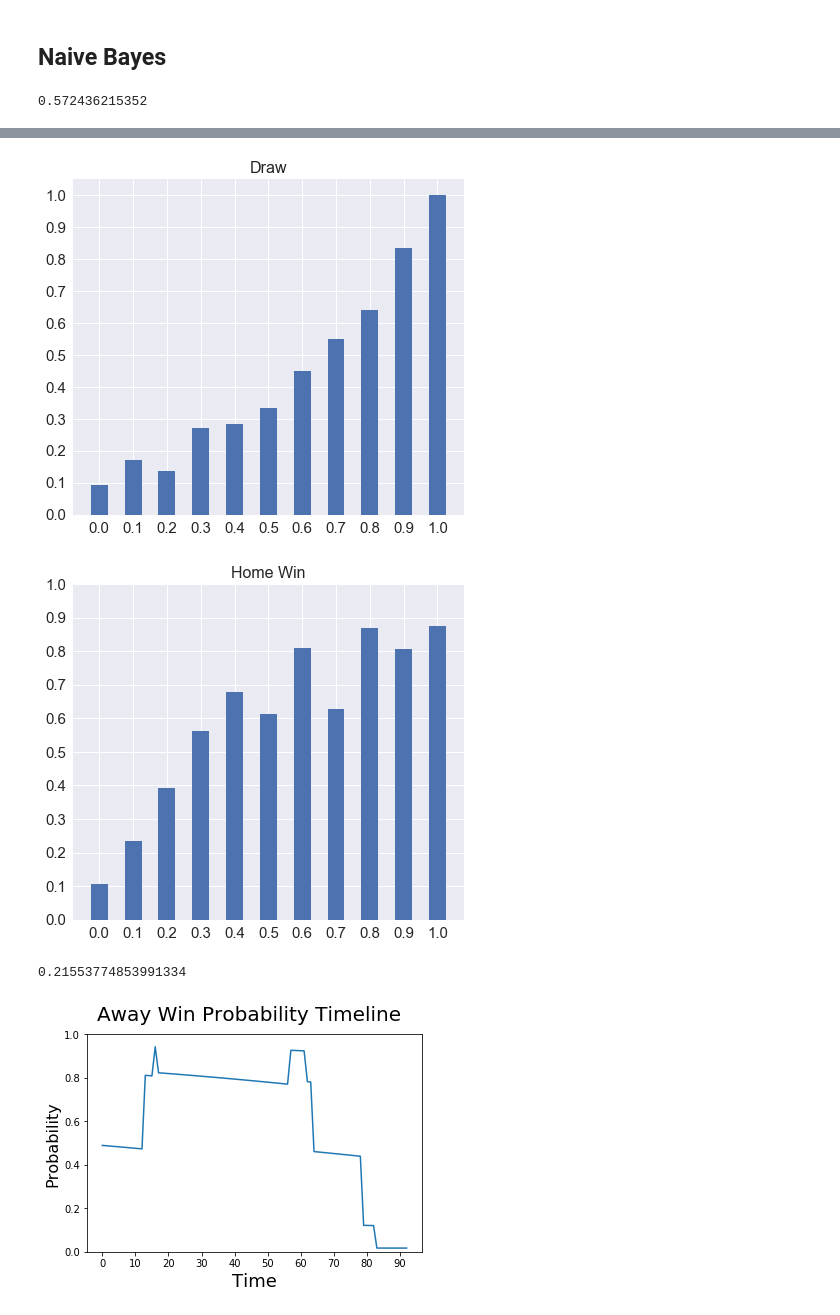
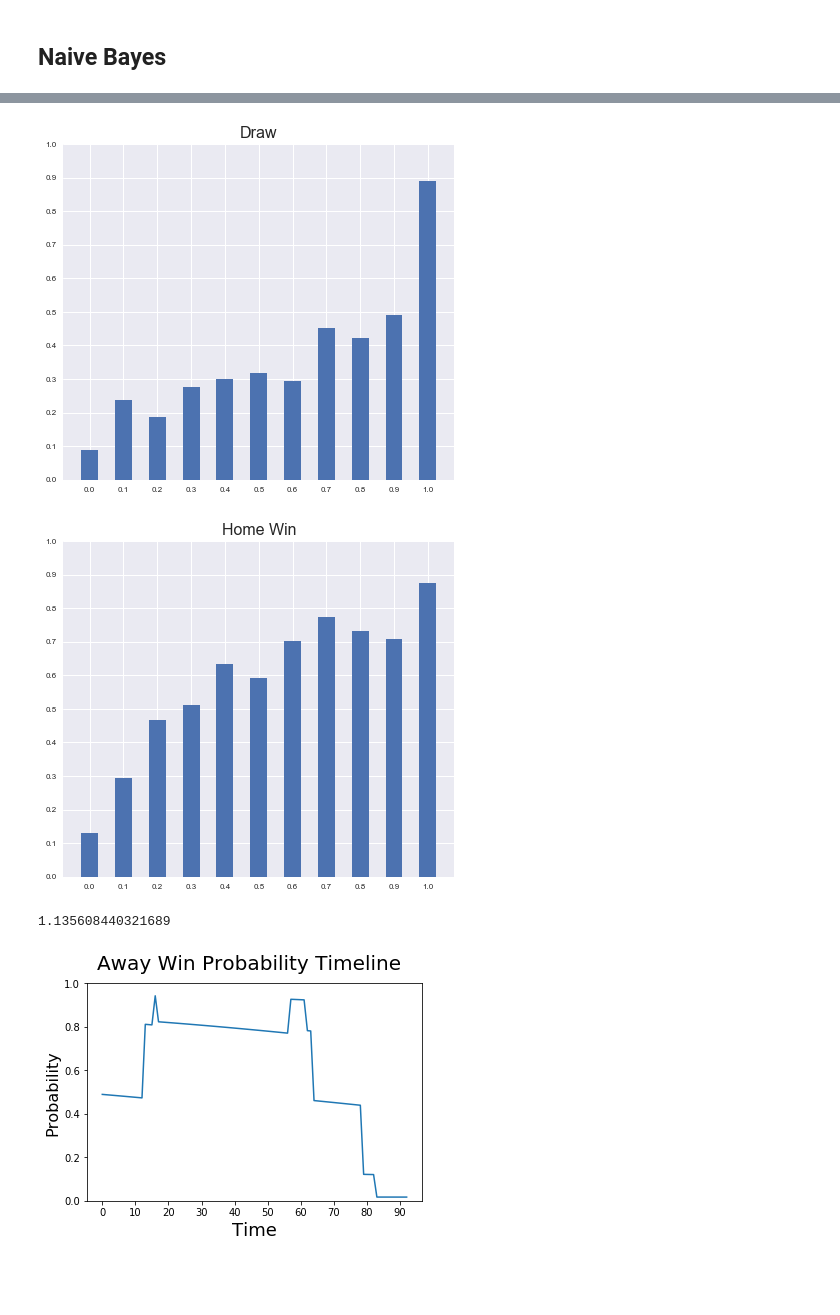
Before and after one commit to jay-z007/CSE519-2017-111463646, a Jupyter notebook: Project/model.ipynb, the cells around one changed output, grey strips where cells are left out. Drawn from its saved outputs; the diff is of its cells as text; code cells hidden in the pictures; blank space fills up the shorter version.

Commit message:
updated eval_probs, added goal_diff attribute to data

```diff
--- a/Project/model.ipynb
+++ b/Project/model.ipynb
@@ -18,7 +18,7 @@ from sklearn import metrics
 from math import log
 from sklearn.ensemble import RandomForestClassifier
 
-%pylab inline
+# %pylab inline
 
 def plot_prob_timeline(data,label):
     xtick = range(0, 91, 10)
@@ -45,7 +45,7 @@ def eval_probs(y_prob,y_test, labels=[-1,0,1],show_plot=False):
     y_prob = y_prob.round(1)
     y_prob['label'] = y_test.reset_index(drop=True)
     slopes= []
-
+    total_error = 0
     for ind, label in enumerate(labels):
         vals = sorted(y_prob[label].unique())
 
@@ -57,17 +57,21 @@ def eval_probs(y_prob,y_test, labels=[-1,0,1],show_plot=False):
             matching_len = y_prob[(y_prob[label] == i) & (y_prob['label'] == label)].shape[0]
             y_col.append(matching_len*1.0/tot_len)
 
-        slopes.append(np.polyfit(vals,y_col,deg=1)[0])
+        y_true = 0
+        for y in y_col:
+            total_error+= (y_true - y)**2
+            y_true+=0.1
 
+        total_error = total_error ** 0.5
         if show_plot:
             plt.figure(figsize=(7,21))
             plt.subplot(311+ind)
             plt.bar(vals, y_col, width=0.05)
             plt.title(titles[label], fontsize=16)
-            plt.xticks(np.arange(0.0, 1.1, 0.1), fontsize=15)
-            plt.yticks(np.arange(0.0, 1.1, 0.1),fontsize=15)
+            plt.xticks(np.arange(0.0, 1.1, 0.1), fontsize=8)
+            plt.yticks(np.arange(0.0, 1.1, 0.1),fontsize=8)
             plt.show()
-    return mean_squared_error([1,1,1],slopes)**0.5
+    return total_error
 
 
 def save_model(model, model_name):
@@ -89,9 +89,17 @@ train_data.shape
+# %%
+train_data['goal_diff'] = train_data['H_Goal'] - train_data['A_Goal']
 # %%
 # train_data.columns.values
 temp_data = train_data.copy(deep = True)
 # %%
 columns = ['date', 'B365H', 'B365D', 'B365A', 'match_id', 'home_team', 'away_team',
-           'winner', 'minute', 'H_Goal', 'A_Goal']
+           'winner', 'minute', 'H_Goal', 'A_Goal','buildUpPlaySpeed_x', 'buildUpPlayPassing_x',
+       'chanceCreationPassing_x', 'chanceCreationCrossing_x',
+       'chanceCreationShooting_x', 'defencePressure_x',
+       'defenceAggression_x', 'defenceTeamWidth_x', 'buildUpPlaySpeed_y',
+       'buildUpPlayPassing_y', 'chanceCreationPassing_y',
+       'chanceCreationCrossing_y', 'chanceCreationShooting_y',
+       'defencePressure_y', 'defenceAggression_y', 'defenceTeamWidth_y','goal_diff']
 train_data = train_data[columns]
 # %%
 train_data.shape
@@ -156,9 +164,8 @@ nb.fit(X_train,y_train)
 
 y_pred = nb.predict(X_test)
 
-print metrics.accuracy_score(y_test, y_pred)
+# print metrics.accuracy_score(y_test, y_pred)
 
 y_prob = nb.predict_proba(X_test)
-eval_probs(y_prob,y_test)
+eval_probs(y_prob,y_test,show_plot=True)
 # %% [output]
-0.572436215352
@@ -166,6 +173,6 @@ eval_probs(y_prob,y_test)
-[figure, old version]
+[figure, new version]
-[figure, old version]
+[figure, new version]
-0.21553774853991334
+1.135608440321689
 # %%
 temp_data = temp_data[columns]
 X = temp_data.drop(['winner'], axis=1)
```
Also changed, not shown: parts of 10 cells of this notebook, 1 other file.
